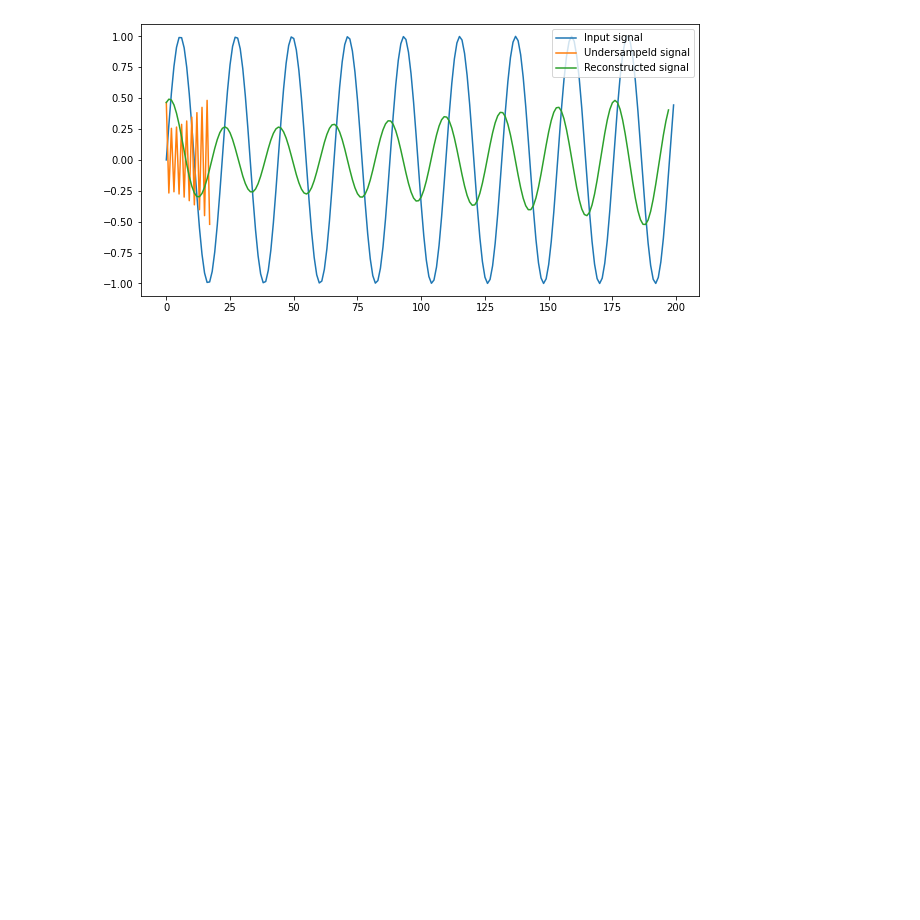
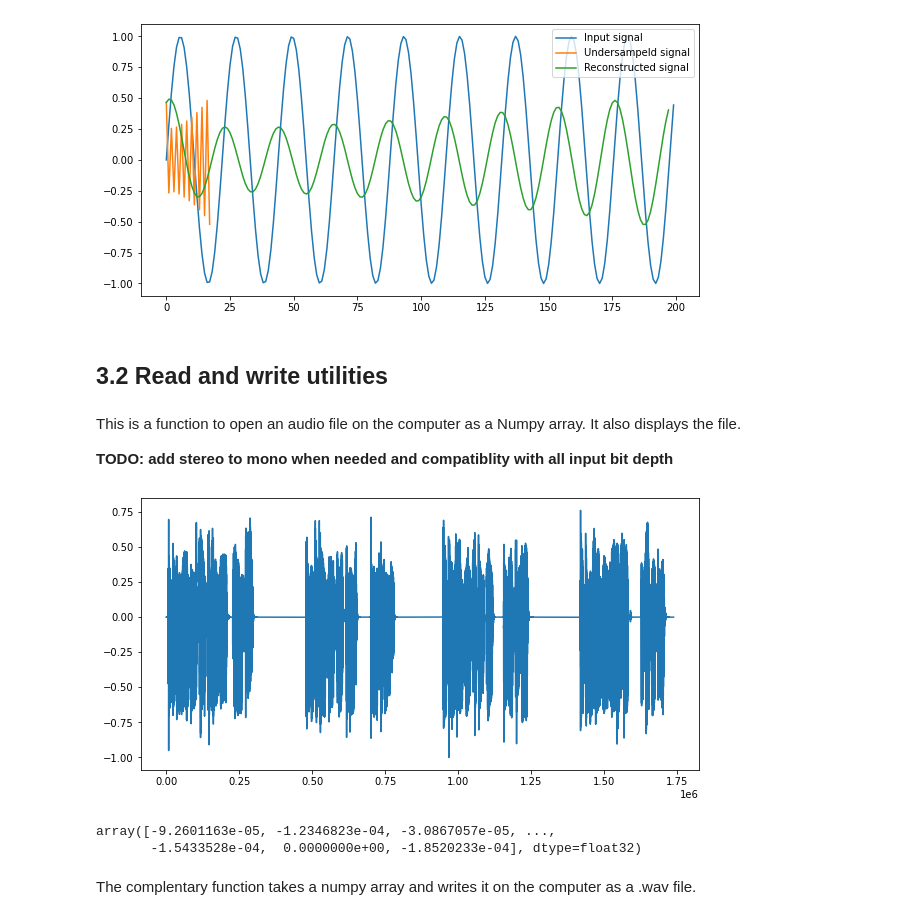
Before and after one commit to lucieperrotta/computersandmusic, a Jupyter notebook: Helpers.ipynb, the cells around one changed output. Cells and saved outputs as stored; diff of their text form; code cells hidden in the pictures; blank space fills up the shorter version.

Commit message:
Open and write wav files modularized

```diff
--- a/Helpers.ipynb
+++ b/Helpers.ipynb
@@ -247,3 +249,29 @@ if __name__ == '__main__':
     plt.show()
 # %% [output]
 [figure]
+# %% [markdown]
+## 3.2 Read and write utilities
+# %% [markdown]
+This is a function to open an audio file on the computer as a Numpy array. It also displays the file.
+
+**TODO: add stereo to mono when needed and compatiblity with all input bit depth**
+# %%
+def open_audio(path):
+    """
+    Open an audio .wav file as a numpy array, plot it and play it.
+    """
+    fs, data = wavfile.read(path)
+    data = np.array(data, dtype=np.float32)
+    data /= np.max(np.abs(data) ) # Normalize
+    plt.figure(figsize=figsize)
+    plt.plot(data)
+    plt.show()
+    return data
+# %%
+open_audio('samples/nightcall_modulator.wav')
+# %% [output]
+[figure, added]
+array([-9.2601163e-05, -1.2346823e-04, -3.0867057e-05, ...,
+       -1.5433528e-04,  0.0000000e+00, -1.8520233e-04], dtype=float32)
+# %% [markdown]
+The complentary function takes a numpy array and writes it on the computer as a .wav file.
```
Also changed, not shown: parts of 3 cells of this notebook, 2 other files.
